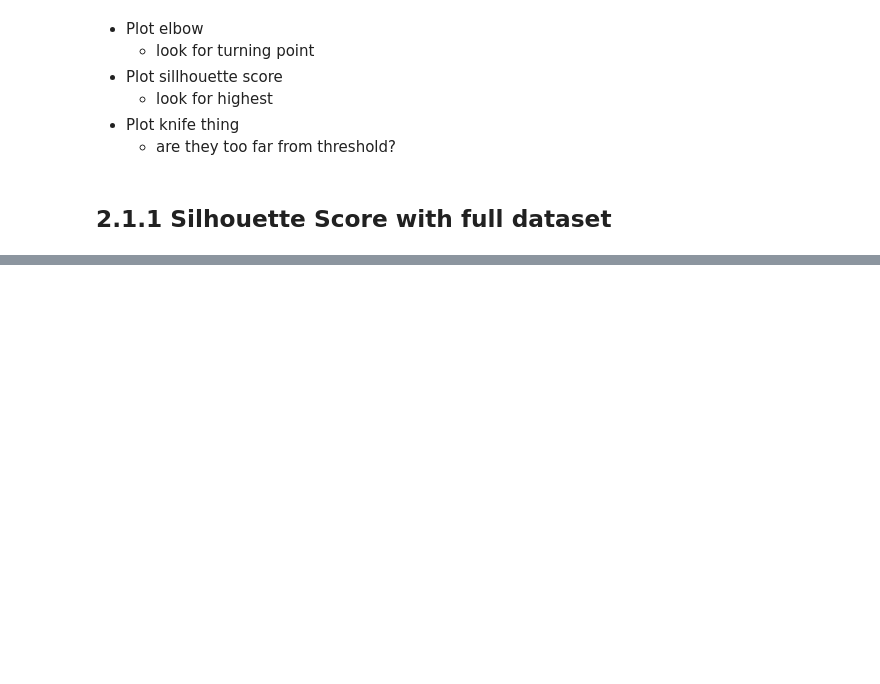
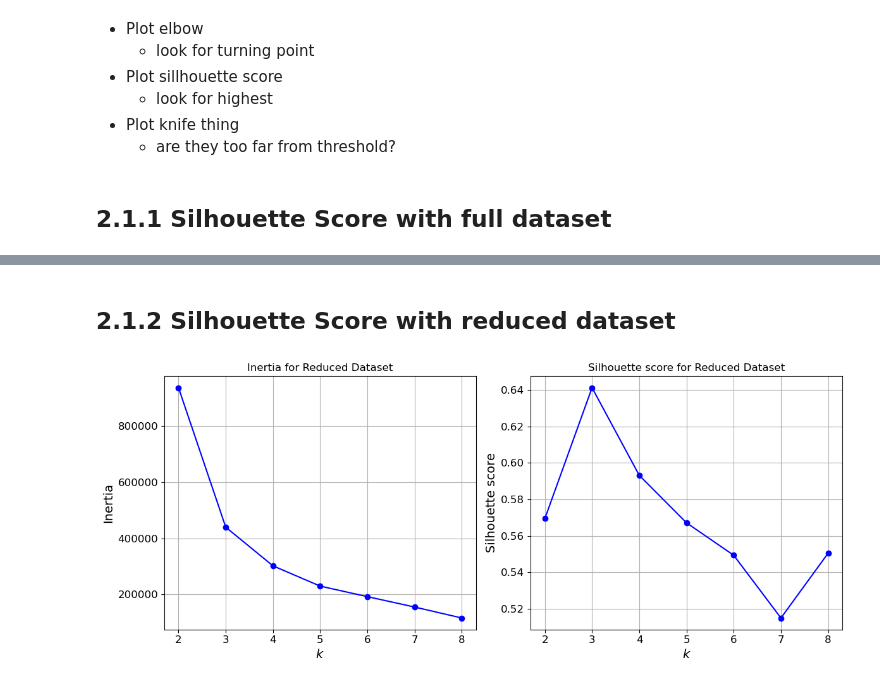
Before and after one commit to Bsubs/CITS5508_Machine_Learning, a Jupyter notebook: assignment3/assignment3_1.ipynb, the cells around one changed output, grey strips where cells are left out. Saved outputs shown, nothing was run; the diff lists cells and outputs as text; code cells hidden in the pictures; blank space fills up the shorter version.

```diff
--- a/assignment3/assignment3_1.ipynb
+++ b/assignment3/assignment3_1.ipynb
@@ -666,0 +744,8 @@ plot_elbow_silhouette(airline_full, 'Full Dataset')
+# %% [markdown]
+## 2.1.2 Silhouette Score with reduced dataset
+# %%
+airline_reduced = airline.drop('avail_seat_km_per_week', axis=1)
+
+kmeans_reduced, silhouette_reduced = plot_elbow_silhouette(airline_reduced, 'Reduced Dataset')
+# %% [output]
+[figure, added]
```
Also changed, not shown: parts of 33 cells of this notebook.
